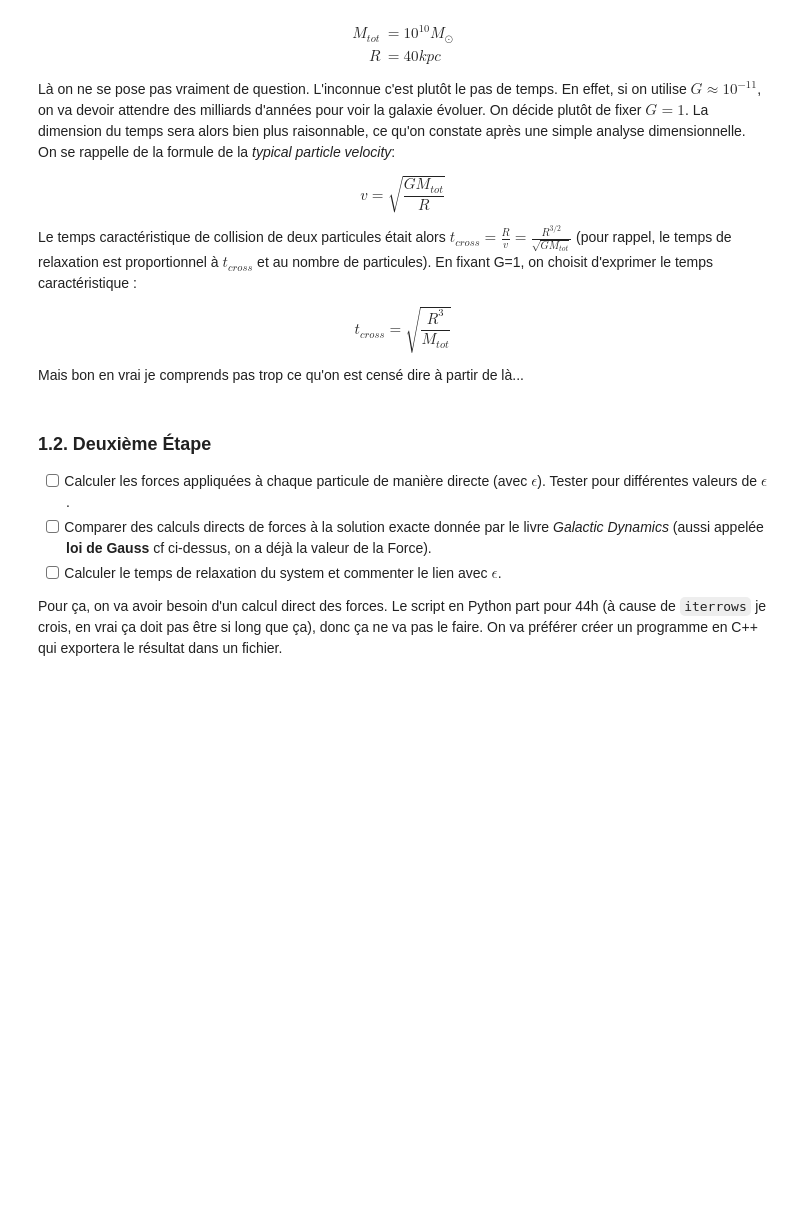
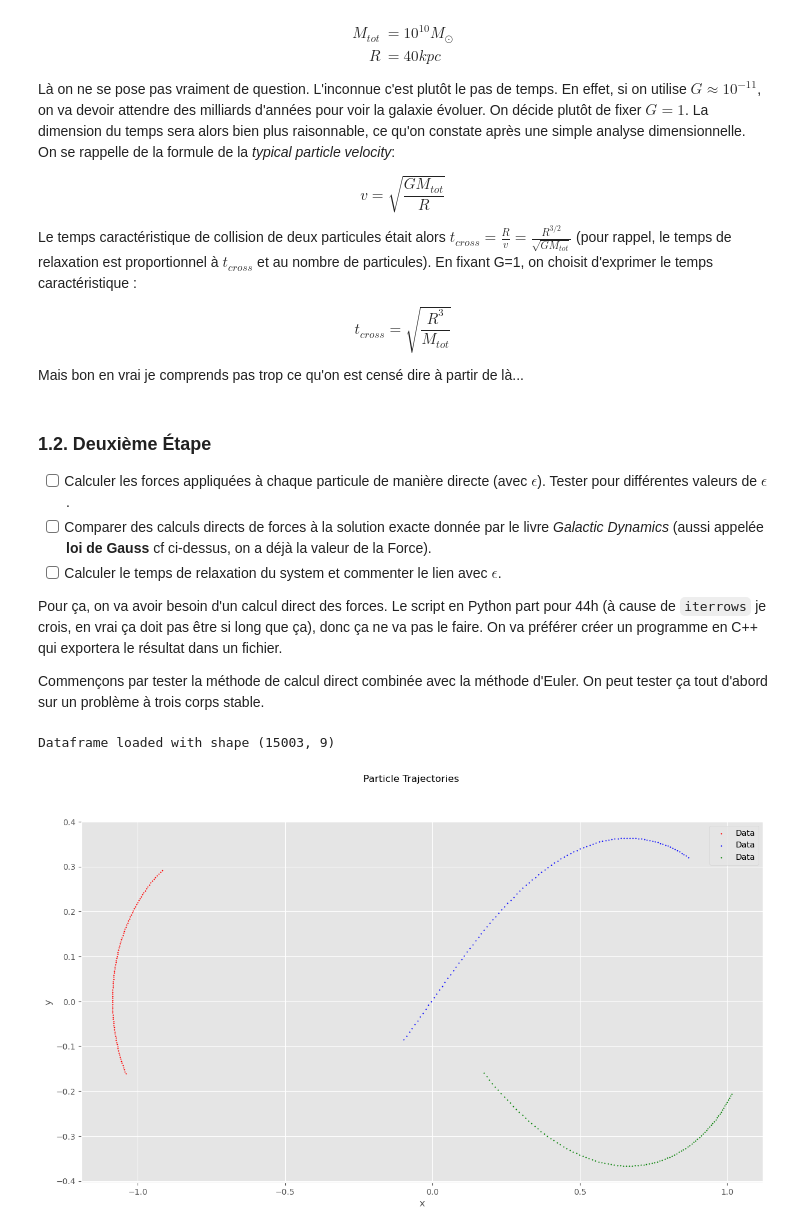
Before and after one commit to ProfesseurShadoko/compastro, a Jupyter notebook: scripts/look_at_data.ipynb, the cells around one changed output. Saved outputs shown, nothing was run; the diff lists cells and outputs as text; code cells hidden in the pictures; blank space fills up the shorter version.

```diff
--- a/scripts/look_at_data.ipynb
+++ b/scripts/look_at_data.ipynb
@@ -176,3 +176,39 @@ Mais bon en vrai je comprends pas trop ce qu'on est censé dire à partir de là
 * [ ] Calculer le temps de relaxation du system et commenter le lien avec $\epsilon$.
 
 Pour ça, on va avoir besoin d'un calcul direct des forces. Le script en Python part pour 44h (à cause de `iterrows` je crois, en vrai ça doit pas être si long que ça), donc ça ne va pas le faire. On va préférer créer un programme en C++ qui exportera le résultat dans un fichier.
+
+Commençons par tester la méthode de calcul direct combinée avec la méthode d'Euler. On peut tester ça tout d'abord sur un problème à trois corps stable.
+# %%
+with open("../files/direct_N_part_trajectory.txt", 'r') as f:
+    data = []
+    lines = f.readlines()
+    for line in lines:
+        numbers = [float(x.strip()) for x in line.split() if x.strip()]
+        data.extend(numbers[1:]) # first is index => we don't care
+    columns = ["m", "x", "y", "z", "vx", "vy", "vz", "eps", "phi"] # last two are sftening and potential => we actually don't care
+    df = pd.DataFrame(np.array(data).reshape(-1, len(columns)), columns=columns)
+
+print("Dataframe loaded with shape", df.shape)
+start_time = 1000
+n_traj = 100 # how many point we draw for each particle
+
+# let's make the plot!
+start_time = start_time - start_time%3
+
+df_frame = df.iloc[start_time:start_time+3*n_traj]
+df1 = df_frame.iloc[::3]
+df2 = df_frame.iloc[1::3]
+df3 = df_frame.iloc[2::3]
+
+fig = plt.figure(figsize=(15, 8))
+plt.suptitle("Particle Trajectories")
+plt.scatter(df1["x"], df1["y"], color='red', s=1, label="Data")
+plt.scatter(df2["x"], df2["y"], color='blue', s=1, label="Data")
+plt.scatter(df3["x"], df3["y"], color='green', s=1, label="Data")
+plt.legend()
+plt.xlabel("x")
+plt.ylabel("y")
+plt.show()
+# %% [output]
+Dataframe loaded with shape (15003, 9)
+[figure, added]
```
Also changed, not shown: parts of 12 cells of this notebook, 6 other files.
